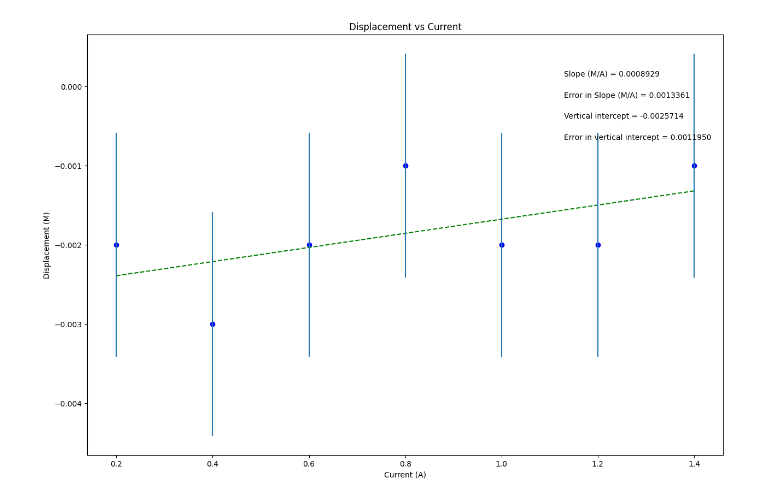
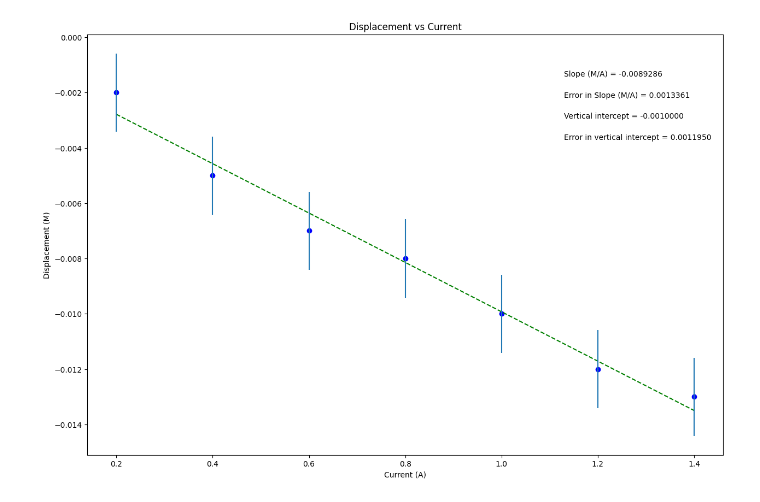
Before and after one commit to chance-nazario/Physics-Lab-2026, a Jupyter notebook: magnetic_dipole_moment_part3.ipynb, the cells around one changed output. Saved outputs shown, nothing was run; the diff lists cells and outputs as text; code cells hidden in the pictures.

```diff
--- a/magnetic_dipole_moment_part3.ipynb
+++ b/magnetic_dipole_moment_part3.ipynb
@@ -19,7 +19,7 @@ import matplotlib.pyplot as plt
 
 current = np.array([0.2, 0.4, 0.6, 0.8, 1.0, 1.2, 1.4])
 
-delta_x = np.array([-0.002, -0.003, -0.002, -0.001, -0.002, -0.002, -0.001])
+delta_x = np.array([-0.002, -0.005, -0.007, -0.008, -0.01, -0.012, -0.013])
 
 err_delta_x = np.array([0.001414, 0.001414, 0.001414, 0.001414, 0.001414, 0.001414, 0.001414])
 
@@ -90,31 +90,31 @@ elif annotation_placement==3 or annotation_placement==4:
 #Don't need to change anything in this section!
 
 #Plot data on graph. Plot error bars and place values for slope,
 #error in slope, and vertical intercept (plus error) on the plot using "annotate"
 
 plt.figure(figsize=(15,10))
 
 plt.plot(x, fit, color='green', linestyle='--')
 plt.scatter(x, y, color='blue', marker='o')
 
 plt.xlabel(x_label)
 plt.ylabel(y_label)
 plt.title(plot_title)
 
 plt.errorbar(x, y, yerr=dy, xerr=None, fmt="none") #don't need to plot x error bars
 
 plt.annotate('Slope ({}) = {value:.{digits}f}'.format(slope_units,value=m, digits=7),
              (xpos, ypos[0]), xycoords='axes fraction')
 
 plt.annotate('Error in Slope ({}) = {value:.{digits}f}'.format(slope_units,value=dm, digits=7),
              (xpos, ypos[1]), xycoords='axes fraction')
 
 plt.annotate('Vertical intercept = {value:.{digits}f}'.format(value=b, digits=7),
              (xpos, ypos[2]), xycoords='axes fraction')
 
 plt.annotate('Error in vertical intercept = {value:.{digits}f}'.format(value=db, digits=7),
              (xpos, ypos[3]), xycoords='axes fraction')
 
 plt.show()
 # %% [output]
-[figure, old version]
+[figure, new version]
```
